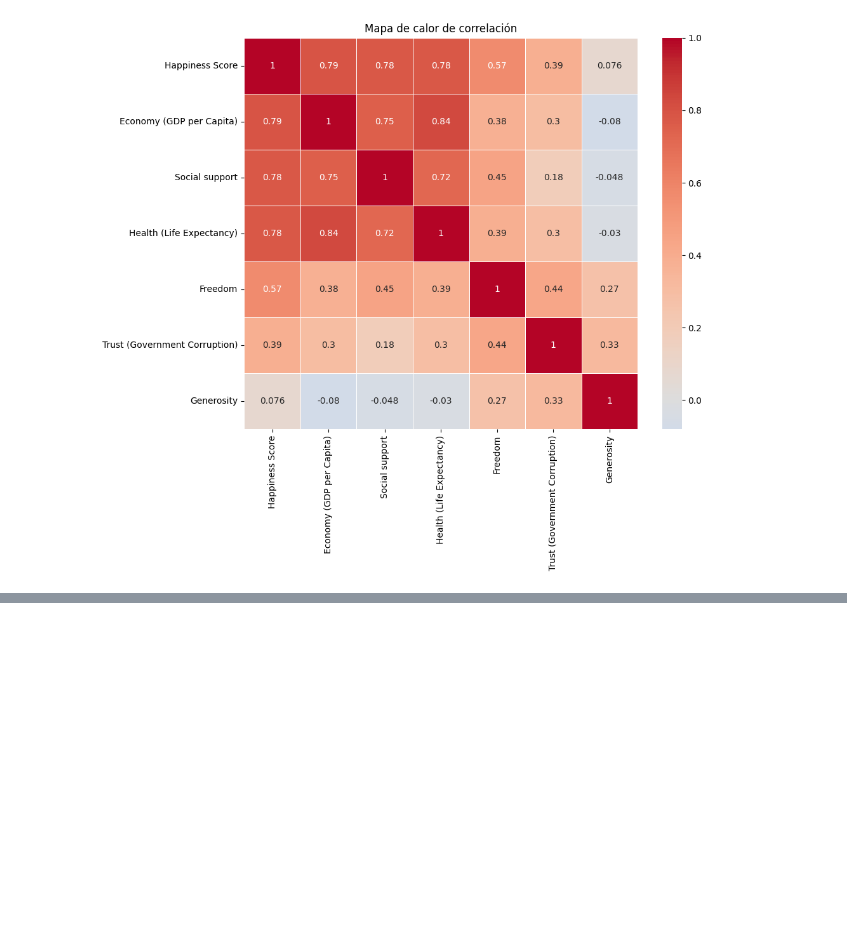
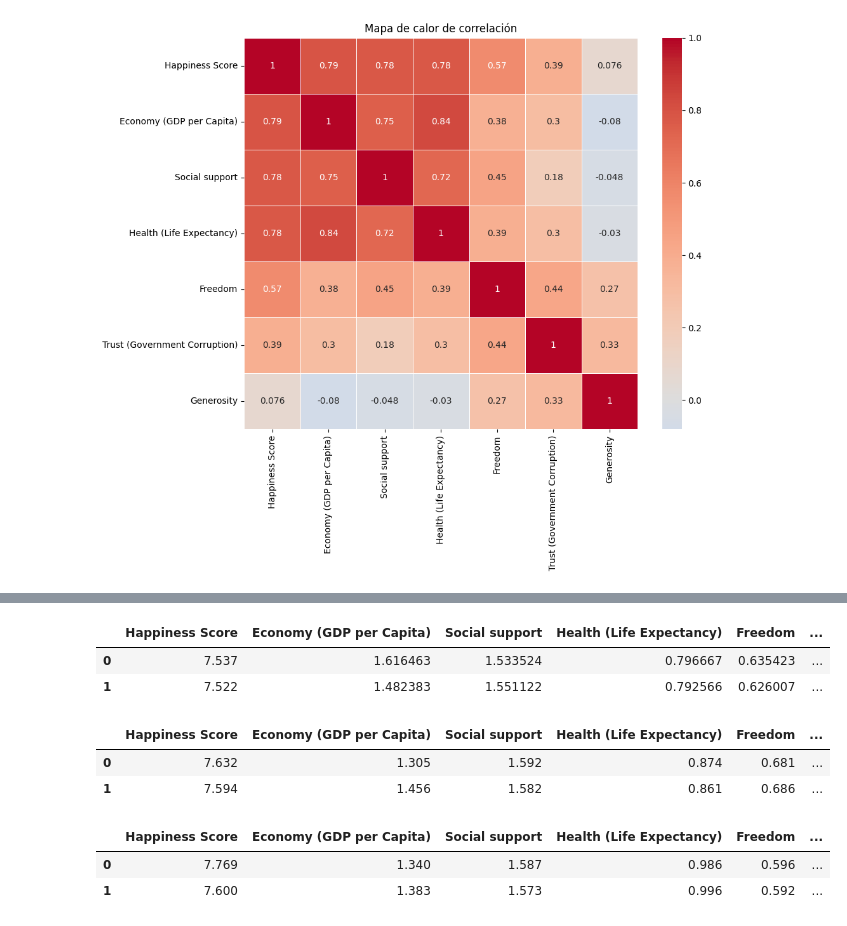
Before and after one commit to JuanmaLopi/Regresion_Model, a Jupyter notebook: NoteBooks/000_EDA.ipynb, the cells around one changed output, grey strips where cells are left out. Cells and saved outputs as stored; diff of their text form; code cells hidden in the pictures; blank space fills up the shorter version.

```diff
--- a/NoteBooks/000_EDA.ipynb
+++ b/NoteBooks/000_EDA.ipynb
@@ -256,0 +291,42 @@ Columnas en 2019.csv: Index(['Happiness Score', 'Economy (GDP per Capita)', 'Soc
+# %%
+import pandas as pd
+
+# Configure pandas to display more rows and columns
+pd.set_option('display.max_rows', 100)  # Show up to 100 rows
+pd.set_option('display.max_columns', None)  # Show all columns without truncation
+pd.set_option('display.width', None)  # Automatically adjust display width to fit the content
+
+# Display the first 20 rows in a tabular format
+data_2017.head(2)
+# %% [output]
+|  | Happiness Score | Economy (GDP per Capita) | Social support | Health (Life Expectancy) | Freedom | ... |
+| 0 | 7.537 | 1.616463 | 1.533524 | 0.796667 | 0.635423 | ... |
+| 1 | 7.522 | 1.482383 | 1.551122 | 0.792566 | 0.626007 | ... |
+# %%
+import pandas as pd
+
+# Configure pandas to display more rows and columns
+pd.set_option('display.max_rows', 100)  # Show up to 100 rows
+pd.set_option('display.max_columns', None)  # Show all columns without truncation
+pd.set_option('display.width', None)  # Automatically adjust display width to fit the content
+
+# Display the first 20 rows in a tabular format
+data_2018.head(2)
+# %% [output]
+|  | Happiness Score | Economy (GDP per Capita) | Social support | Health (Life Expectancy) | Freedom | ... |
+| 0 | 7.632 | 1.305 | 1.592 | 0.874 | 0.681 | ... |
+| 1 | 7.594 | 1.456 | 1.582 | 0.861 | 0.686 | ... |
+# %%
+import pandas as pd
+
+# Configure pandas to display more rows and columns
+pd.set_option('display.max_rows', 100)  # Show up to 100 rows
+pd.set_option('display.max_columns', None)  # Show all columns without truncation
+pd.set_option('display.width', None)  # Automatically adjust display width to fit the content
+
+# Display the first 20 rows in a tabular format
+data_2019.head(2)
+# %% [output]
+|  | Happiness Score | Economy (GDP per Capita) | Social support | Health (Life Expectancy) | Freedom | ... |
+| 0 | 7.769 | 1.340 | 1.587 | 0.986 | 0.596 | ... |
+| 1 | 7.600 | 1.383 | 1.573 | 0.996 | 0.592 | ... |
```
Also changed, not shown: parts of 4 cells of this notebook.
